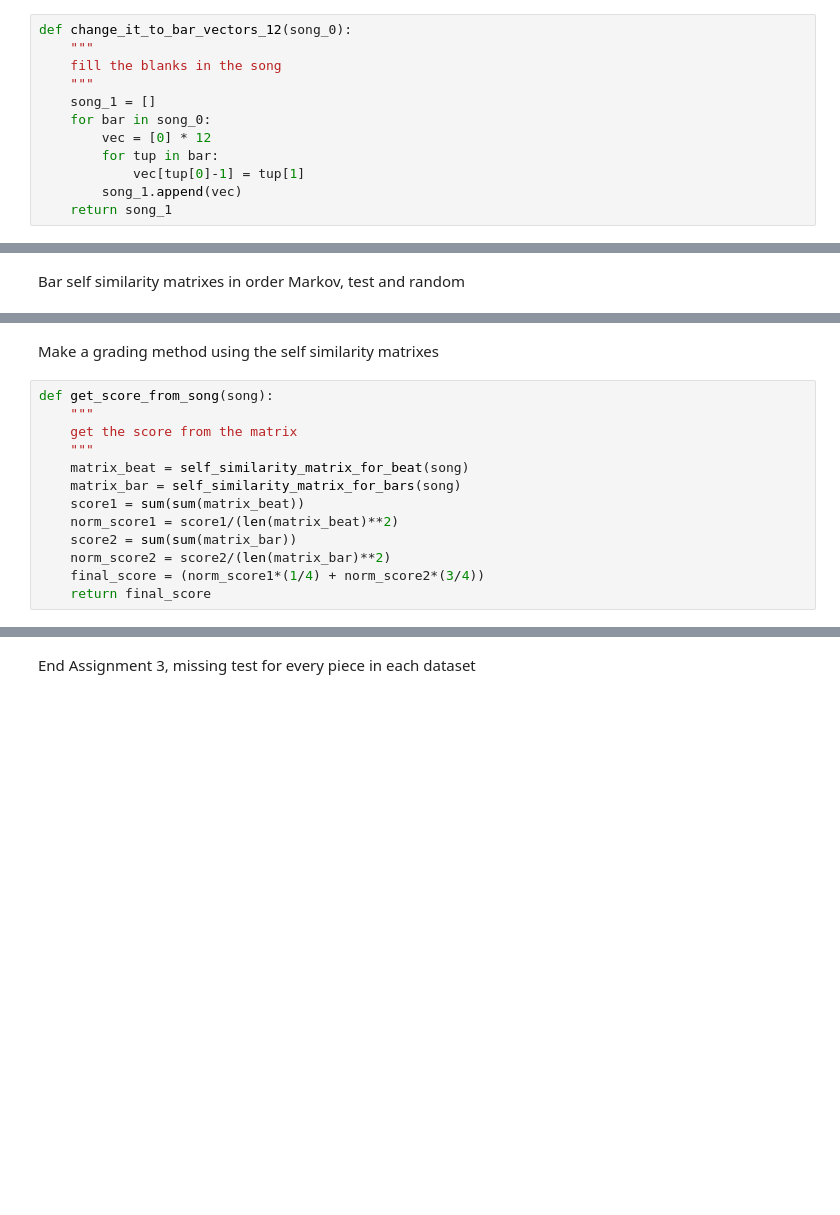
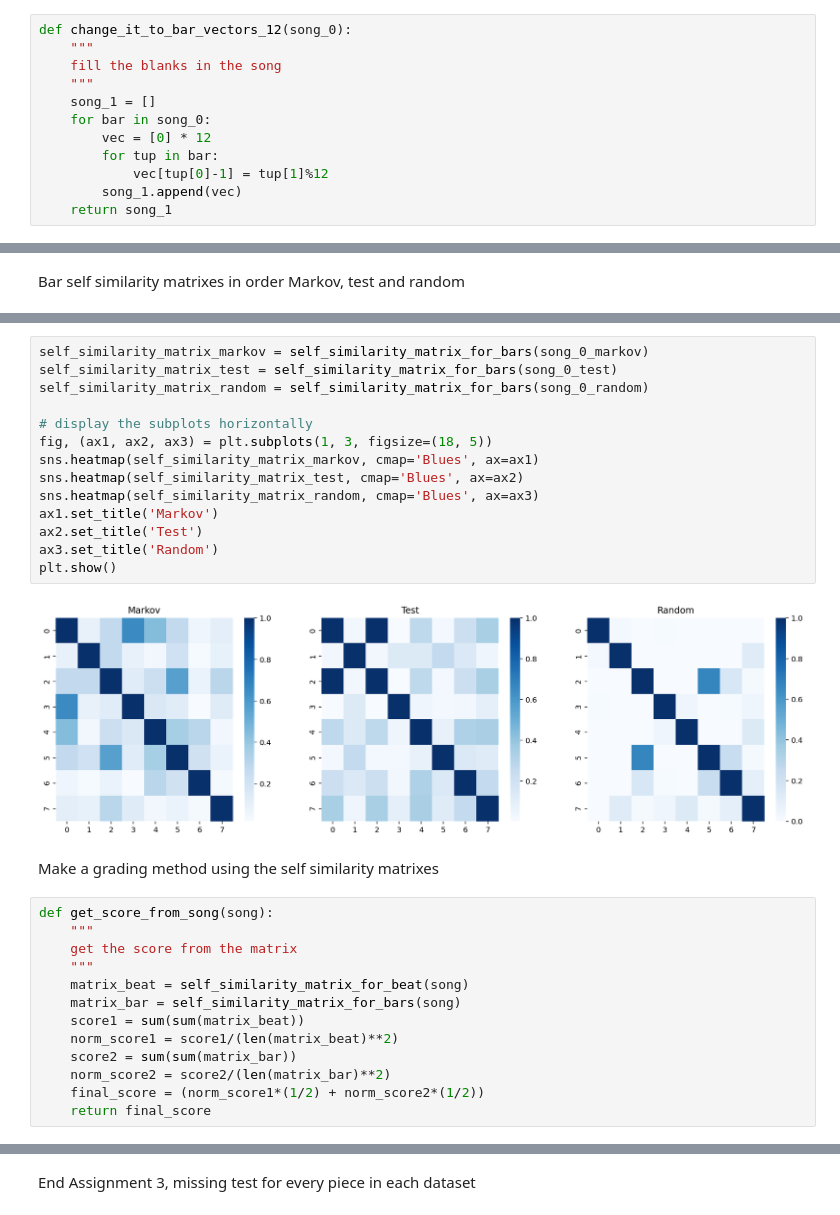
Before and after one commit to zwierski/dh-401-piece-generation-group-2, a Jupyter notebook: assignment3.ipynb, the cells around one changed output, grey strips where cells are left out. Drawn from its saved outputs; the diff is of its cells as text; blank space fills up the shorter version.

```diff
--- a/assignment3.ipynb
+++ b/assignment3.ipynb
@@ -616,7 +616,7 @@ def change_it_to_bar_vectors_12(song_0):
     for bar in song_0:
         vec = [0] * 12
         for tup in bar:
-            vec[tup[0]-1] = tup[1]
+            vec[tup[0]-1] = tup[1]%12
         song_1.append(vec)
     return song_1
 # %%
@@ -712,3 +706,19 @@ print_heatmap(self_similarity_matrix_random)
+# %%
+self_similarity_matrix_markov = self_similarity_matrix_for_bars(song_0_markov)
+self_similarity_matrix_test = self_similarity_matrix_for_bars(song_0_test)
+self_similarity_matrix_random = self_similarity_matrix_for_bars(song_0_random)
+
+# display the subplots horizontally
+fig, (ax1, ax2, ax3) = plt.subplots(1, 3, figsize=(18, 5))
+sns.heatmap(self_similarity_matrix_markov, cmap='Blues', ax=ax1)
+sns.heatmap(self_similarity_matrix_test, cmap='Blues', ax=ax2)
+sns.heatmap(self_similarity_matrix_random, cmap='Blues', ax=ax3)
+ax1.set_title('Markov')
+ax2.set_title('Test')
+ax3.set_title('Random')
+plt.show()
+# %% [output]
+[figure, added]
 # %% [markdown]
 Make a grading method using the self similarity matrixes
 # %%
@@ -722,7 +732,7 @@ def get_score_from_song(song):
     norm_score1 = score1/(len(matrix_beat)**2)
     score2 = sum(sum(matrix_bar))
     norm_score2 = score2/(len(matrix_bar)**2)
-    final_score = (norm_score1*(1/4) + norm_score2*(3/4))
+    final_score = (norm_score1*(1/2) + norm_score2*(1/2))
     return final_score
 # %%
 print(f"markov: {get_score_from_song(song_0_markov):.3f}")
```
Also changed, not shown: parts of 5 cells of this notebook.
